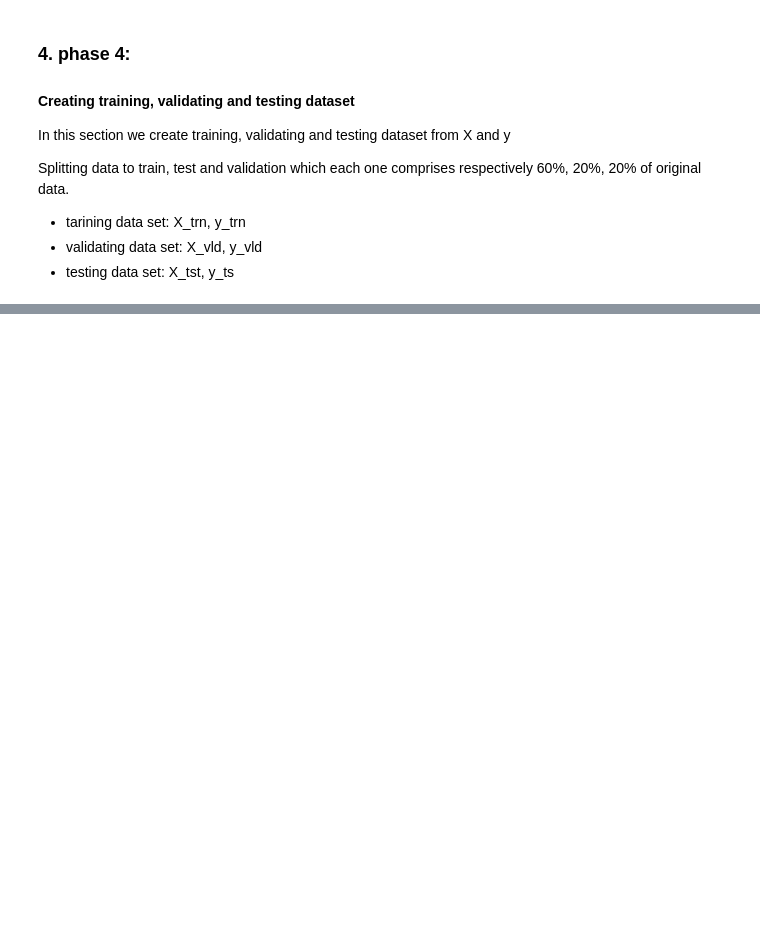
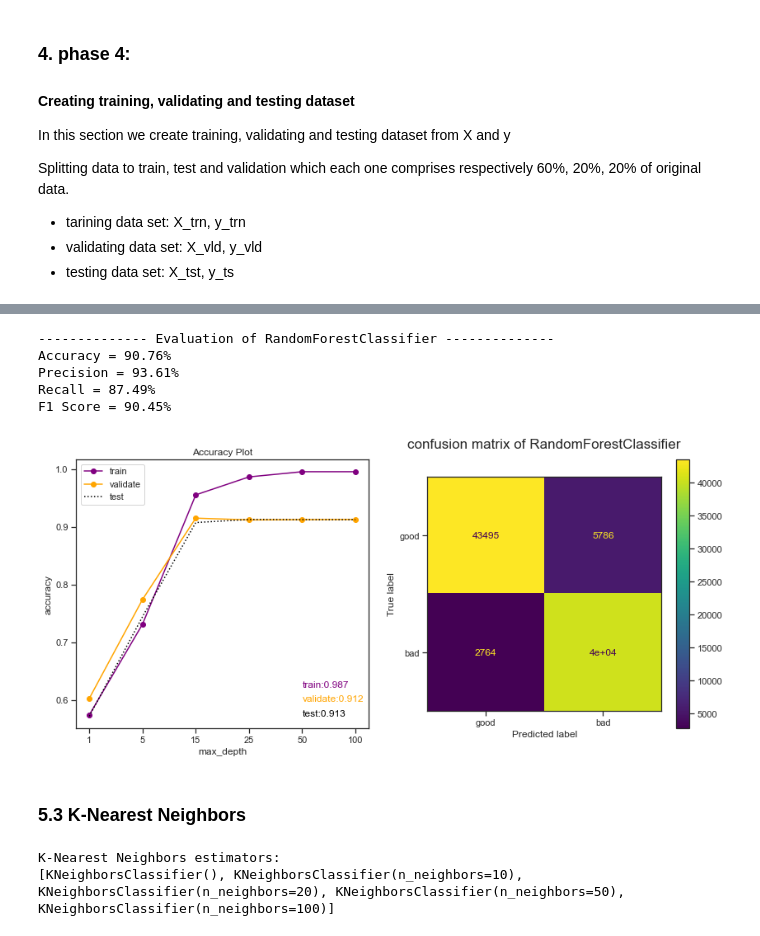
Before and after one commit to MehrnooshAmjadi/Credit-Card-Score-Forecaster, a Jupyter notebook: project.ipynb, the cells around one changed output, grey strips where cells are left out. Saved outputs shown, nothing was run; the diff lists cells and outputs as text; code cells hidden in the pictures; blank space fills up the shorter version.

```diff
--- a/project.ipynb
+++ b/project.ipynb
@@ -536,0 +662,20 @@ shape of test set, X_test: (92518, 16) , y_test: (92518,)
+# %%
+best_rf = plotting(rf, 'max_depth', [1, 5, 15, 25 ,50 ,100])
+eval_rf = evaluation(X_test_final, y_test_final, best_rf)
+# %% [output]
+-------------- Evaluation of RandomForestClassifier --------------
+Accuracy = 90.76%
+Precision = 93.61%
+Recall = 87.49%
+F1 Score = 90.45%
+[figure, added]
+# %% [markdown]
+### 5.3 K-Nearest Neighbors
+# %%
+knn = training(X_train_final, y_train_final,  sklearn.neighbors.KNeighborsClassifier,
+                                 'n_neighbors', [5, 10, 20 ,50 ,100], weights='uniform')
+print("K-Nearest Neighbors estimators: ")
+print(knn)
+# %% [output]
+K-Nearest Neighbors estimators:
+[KNeighborsClassifier(), KNeighborsClassifier(n_neighbors=10), KNeighborsClassifier(n_neighbors=20), KNeighborsClassifier(n_neighbors=50), KNeighborsClassifier(n_neighbors=100)]
```
Also changed, not shown: parts of 29 cells of this notebook.
